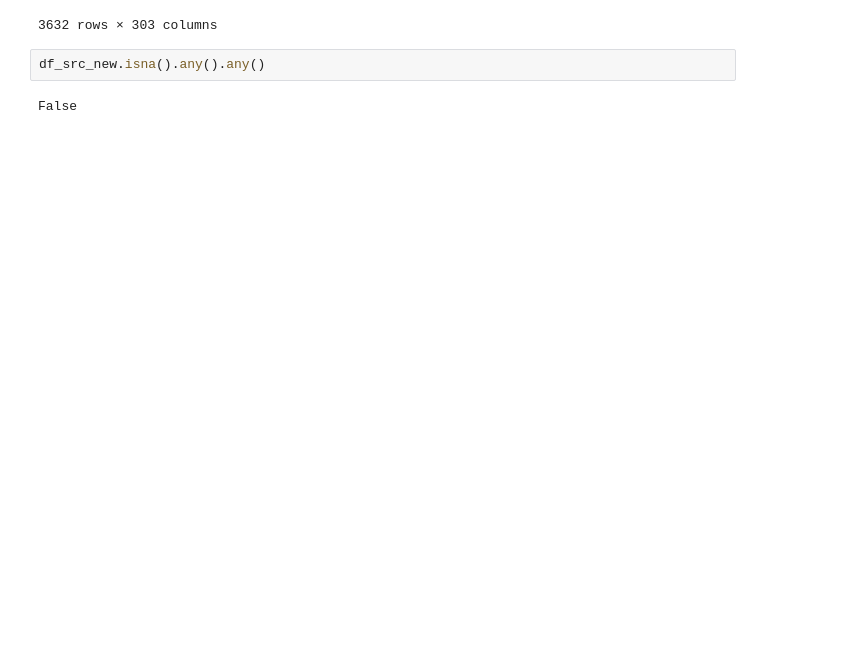
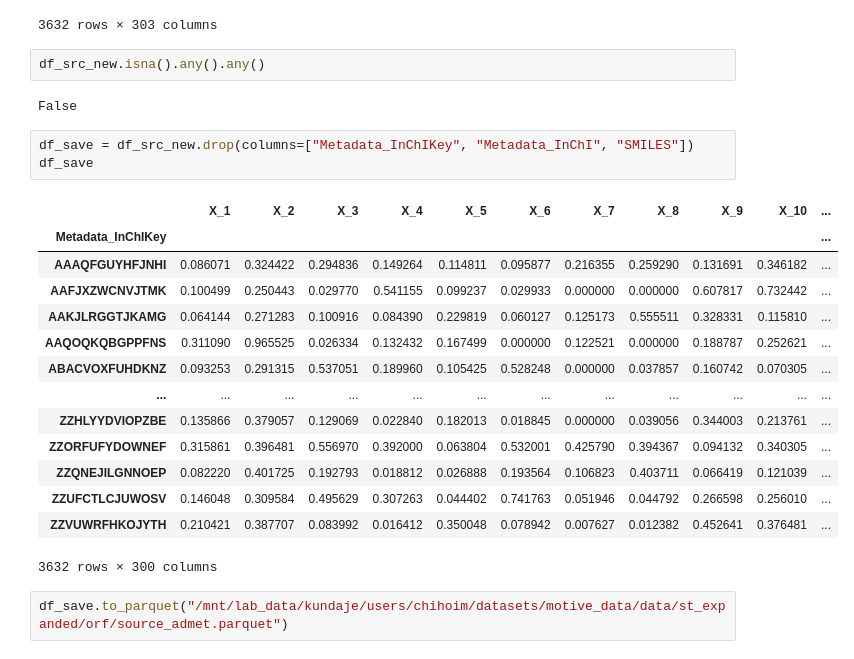
Before and after one commit to lordim/gene_drug_graph, a Jupyter notebook: notebooks/parquet_test.ipynb, the cells around one changed output. Cells and saved outputs as stored; diff of their text form; blank space fills up the shorter version.

```diff
--- a/notebooks/parquet_test.ipynb
+++ b/notebooks/parquet_test.ipynb
@@ -371,3 +412,23 @@ df_src_new
 df_src_new.isna().any().any()
 # %% [output]
 False
+# %%
+df_save = df_src_new.drop(columns=["Metadata_InChIKey", "Metadata_InChI", "SMILES"])
+df_save
+# %% [output]
+|  | X_1 | X_2 | X_3 | X_4 | X_5 | X_6 | X_7 | X_8 | X_9 | X_10 | ... |
+| Metadata_InChIKey |  |  |  |  |  |  |  |  |  |  | ... |
+| AAAQFGUYHFJNHI | 0.086071 | 0.324422 | 0.294836 | 0.149264 | 0.114811 | 0.095877 | 0.216355 | 0.259290 | 0.131691 | 0.346182 | ... |
+| AAFJXZWCNVJTMK | 0.100499 | 0.250443 | 0.029770 | 0.541155 | 0.099237 | 0.029933 | 0.000000 | 0.000000 | 0.607817 | 0.732442 | ... |
+| AAKJLRGGTJKAMG | 0.064144 | 0.271283 | 0.100916 | 0.084390 | 0.229819 | 0.060127 | 0.125173 | 0.555511 | 0.328331 | 0.115810 | ... |
+| AAQOQKQBGPPFNS | 0.311090 | 0.965525 | 0.026334 | 0.132432 | 0.167499 | 0.000000 | 0.122521 | 0.000000 | 0.188787 | 0.252621 | ... |
+| ABACVOXFUHDKNZ | 0.093253 | 0.291315 | 0.537051 | 0.189960 | 0.105425 | 0.528248 | 0.000000 | 0.037857 | 0.160742 | 0.070305 | ... |
+| ... | ... | ... | ... | ... | ... | ... | ... | ... | ... | ... | ... |
+| ZZHLYYDVIOPZBE | 0.135866 | 0.379057 | 0.129069 | 0.022840 | 0.182013 | 0.018845 | 0.000000 | 0.039056 | 0.344003 | 0.213761 | ... |
+| ZZORFUFYDOWNEF | 0.315861 | 0.396481 | 0.556970 | 0.392000 | 0.063804 | 0.532001 | 0.425790 | 0.394367 | 0.094132 | 0.340305 | ... |
+| ZZQNEJILGNNOEP | 0.082220 | 0.401725 | 0.192793 | 0.018812 | 0.026888 | 0.193564 | 0.106823 | 0.403711 | 0.066419 | 0.121039 | ... |
+| ZZUFCTLCJUWOSV | 0.146048 | 0.309584 | 0.495629 | 0.307263 | 0.044402 | 0.741763 | 0.051946 | 0.044792 | 0.266598 | 0.256010 | ... |
+| ZZVUWRFHKOJYTH | 0.210421 | 0.387707 | 0.083992 | 0.016412 | 0.350048 | 0.078942 | 0.007627 | 0.012382 | 0.452641 | 0.376481 | ... |
+3632 rows × 300 columns
+# %%
+df_save.to_parquet("/mnt/lab_data/kundaje/users/chihoim/datasets/motive_data/data/st_expanded/orf/source_admet.parquet")
```
Also changed, not shown: parts of 16 cells of this notebook.
